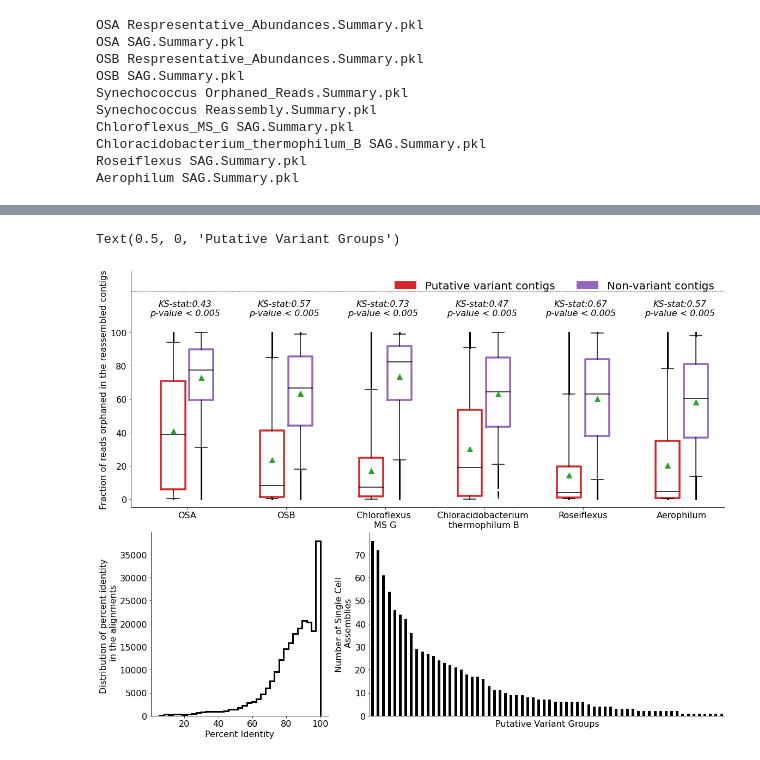
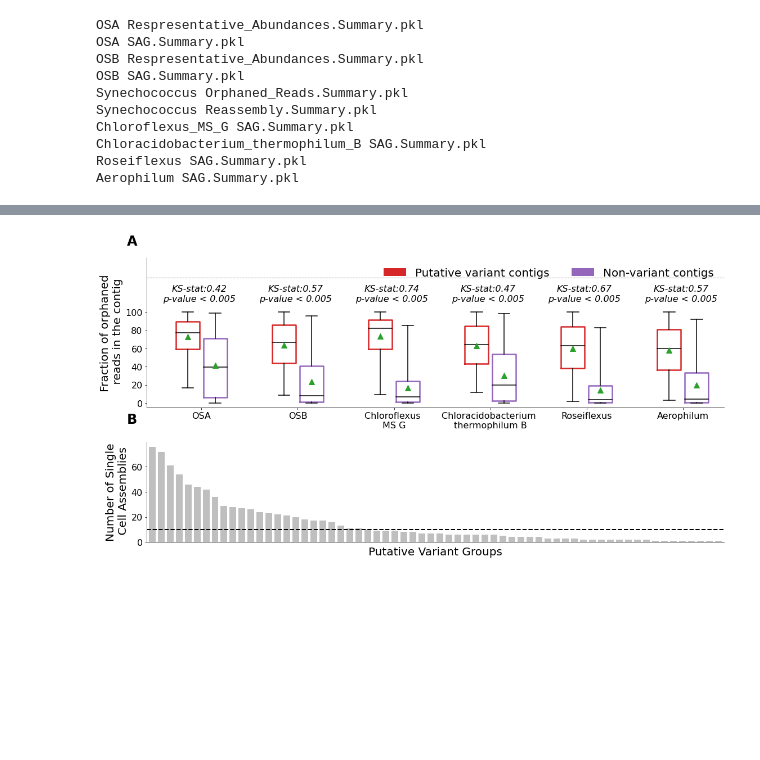
Before and after one commit to hsmurali/Hot_Springs_Analysis, a Jupyter notebook: Scripts/Synechococcus_Paper/Analysis.ipynb, the cells around one changed output, grey strips where cells are left out. Cells and saved outputs as stored; diff of their text form; code cells hidden in the pictures; blank space fills up the shorter version.

Commit message:
Updated Analysis

```diff
--- a/Scripts/Synechococcus_Paper/Analysis.ipynb
+++ b/Scripts/Synechococcus_Paper/Analysis.ipynb
@@ -16,7 +16,7 @@ rcParams = {'font.size': 20,
             'axes.labelweight':'normal',
             'xtick.labelsize' : 16,
             'ytick.labelsize' : 16,
-            'axes.labelsize': 16,
+            'axes.labelsize': 20,
             'axes.spines.right' : False,
             'axes.spines.top' : False}
 
@@ -25,6 +25,8 @@ plt.rcParams.update(rcParams)
 whiskerprops = dict(color='black',linewidth=1.5)
 capprops = dict(color='black', linewidth=0.5)
 medianprops = dict(linewidth=1.5, linestyle='-', color='black')
+
+plots_dir = '/Users/harihara/Research-Activities/Plots/Hot_Spring_Plots/Synechococcus-Paper-New-Plots/'
 # %%
 genomes = ['OSA','OSB','Synechococcus','Chloroflexus_MS_G', 'Chloracidobacterium_thermophilum_B',
            'Roseiflexus','Aerophilum']
@@ -83,7 +85,7 @@ for g in genomes:
                       boxprops = boxprops, flierprops = flierprops, whiskerprops = whiskerprops,
                       capprops = capprops, medianprops = medianprops)
         x = np.random.normal(positions[j], 0.095, size=len(y))
-        ax[i].scatter(x,y,color = spring_colors[j],alpha = 0.05, marker = 'o', s = 5)
+        ax[i].scatter(x,y,color = spring_colors[j],alpha = 0.05, marker = 'o', s = 5, rasterized=True)
         ax[i].scatter([positions[j]]*2, [max(y), min(y)], color = spring_colors[j], marker = 'o', s = 5)
     ax[i].set_title(g.replace("_"," "), size = 20)
     i+=1
@@ -94,4 +96,6 @@ ax[5].set_xticklabels(x_ticks, rotation = 90)
 fig.text(0.4, 0, 'Hotspring Sample ID', size = 24)
 fig.text(-0.007, 0.57, 'Mean coverage of 1kBp windows', va='center', rotation='vertical', size = 24)
 fig.tight_layout()
+
+fig.savefig(plots_dir+'Coverage.pdf',bbox_inches="tight")
 # %% [output]
@@ -99,7 +103,7 @@ fig.tight_layout()
 # %%
 plt.rcParams.update(rcParams)
 
-fig, ax = plt.subplots(6,1, figsize =(16,12), sharex = True, sharey = True)
+fig, ax = plt.subplots(6,1, figsize =(16,10), sharex = True, sharey = True)
 i = 0
 for g in genomes:
     if g == 'Synechococcus':
@@ -119,8 +123,9 @@ ax[5].set_xticks(range(0, 34))
 ax[5].set_xticklabels(x_ticks, rotation = 90)
 
 fig.text(0.4, 0, 'Hotspring Sample ID', size = 24)
-fig.text(-0.005, 0.55, 'Percentage of reads orphaned', va='center', rotation='vertical', size = 24)
+fig.text(-0.005, 0.6, 'Percentage of reads orphaned', va='center', rotation='vertical', size = 24)
 
 fig.tight_layout()
 fig.subplots_adjust(hspace = 0.375)
+fig.savefig(plots_dir+'Orphaned_Reads.pdf',bbox_inches="tight")
 # %% [output]
@@ -128,6 +133,6 @@ fig.subplots_adjust(hspace = 0.375)
 # %%
 sample_dict = dict(zip(df_Metadata['SampleID'].tolist(), df_Metadata['Spring_Name'].tolist()))
-fig, ax = plt.subplots(2, 3, figsize = (16, 12), sharex = True, sharey = True)
+fig, ax = plt.subplots(2, 3, figsize = (16, 8), sharex = True, sharey = True)
 k = 0
 for g in genomes:
     if g == 'Synechococcus': continue
@@ -136,7 +141,7 @@ for g in genomes:
     for p in range(0, len(samples)):
         ax[i][j].plot(Summary[g]['Reassembly.Summary.pkl']['Assembly'][samples[p]]['lengths'],
                       Summary[g]['Reassembly.Summary.pkl']['Assembly'][samples[p]]['cumulative'],
-                      color = spring_colors[p])
+                      color = spring_colors[p], rasterized = True)
         avg_n50 += Summary[g]['Reassembly.Summary.pkl']['Assembly'][samples[p]]['NGx']
     ax[i][j].axhline(Summary[g]['Reassembly.Summary.pkl']['Assembly'][samples[p]]['Glen'], color = 'black',
                      linestyle = '--', linewidth = 2)
@@ -149,7 +154,8 @@ ax[0][0].set_yscale('log')
 ax[0][0].set_xscale('log')
 ax[0][0].set_xlim([100000, 141])
 fig.text(0.27, 0, 'Contigs ordered in decreasing orders of their lengths', size = 24)
-fig.text(-0.005, 0.55, 'Total number of bases assembled', va='center', rotation='vertical', size = 24)
+fig.text(-0.005, 0.5, 'Total number of bases assembled', va='center', rotation='vertical', size = 24)
 
 fig.tight_layout()
+fig.savefig(plots_dir+'Assembly.pdf',bbox_inches="tight")
 # %% [output]
@@ -157,5 +163,5 @@ fig.tight_layout()
 # %%
-flierprops = dict(marker='x', markersize=2, linestyle='none', color = 'gray')
+flierprops = dict(marker='x', markersize=2.5, linestyle='none', color = 'gray')
 whiskerprops = dict(color='black',linewidth=1.5)
 capprops = dict(color='black', linewidth=1.5)
 medianprops = dict(linewidth=1.5, linestyle='-', color='black')
@@ -163,13 +169,13 @@ meanprops = dict(markersize = 10, color = 'black')
 
 plt.rcParams.update(rcParams)
 
-fig = plt.figure(constrained_layout = True,figsize = (16,12))
-gs0 = fig.add_gridspec(2, 1,  height_ratios=[1.25,1])
+fig = plt.figure(constrained_layout = True,figsize = (16,8))
+gs0 = fig.add_gridspec(2, 1,  height_ratios=[1.5,1])
 gs1 = gs0[0].subgridspec(1, 1)
 ax1 = fig.add_subplot(gs1[0])
 
-gs2 = gs0[1].subgridspec(1, 2, width_ratios = [1,2])
-ax2, ax3 = fig.add_subplot(gs2[0]), fig.add_subplot(gs2[1])
+gs2 = gs0[1].subgridspec(1, 1)
+ax2 = fig.add_subplot(gs2[0])
 
 gaps = 3.5
 counter = 0
@@ -177,57 +183,55 @@ counter = 0
 xticklabels = ["OSA","OSB","Chloroflexus \nMS G","Chloracidobacterium \nthermophilum B","Roseiflexus",
                "Aerophilum"]
 xticks = []
 for g in genomes:
     if g == 'Synechococcus': continue
     df = Summary[g]['Orphaned_Reads.Summary.pkl']
-    stat, p_val = ks_2samp(df.loc[df['Novel'] == -1]['Or_Ratio'], df.loc[df['Novel'] == 1]['Or_Ratio'])
+    df = df[df['Read'] > 20]
+    df_novel_filter = df.loc[df['Novel'] == 1]
+    df_not_novel_filter = df.loc[df['Novel'] == -1]
+    stat, p_val = ks_2samp(df_not_novel_filter['Or_Ratio'], df_novel_filter['Or_Ratio'])
     positions =  [counter, counter + 1]
-    boxes = [df.loc[df['Novel'] == -1]['Or_Ratio'], df.loc[df['Novel'] == 1]['Or_Ratio']]
+    boxes = [df_novel_filter['Or_Ratio'], df_not_novel_filter['Or_Ratio']]
     c = ['C3', 'C4']
 
     for i in range(0, len(positions)):
-        ax1.boxplot([boxes[i]], positions=[positions[i]], whis = [5,95], widths = [0.85],
-                     showfliers = True, boxprops = dict(linestyle='-', linewidth=3.5, color=c[i]),
+        ax1.boxplot([boxes[i]], positions=[positions[i]], whis = [1.5,98.5], widths = [0.85],
+                     showfliers = False, boxprops = dict(linestyle='-', linewidth=2.5, color=c[i]),
                      flierprops = flierprops, whiskerprops = whiskerprops, capprops = capprops,
                      medianprops = medianprops, showmeans = True, meanprops = meanprops)
 
     if p_val <= 0.005: ptext = r'p-value < 0.005'
     else: ptext = r'p-value > 0.005'
-    ax1.text(counter+0.85/2, 110, r'KS-stat:'+str(round(stat, 2))+'\n'+ptext, ha = 'center',
+    ax1.text(counter+0.85/2, 112, r'KS-stat:'+str(round(stat, 2))+'\n'+ptext, ha = 'center',
              size = 16, fontstyle = 'italic')
     xticks.append(counter+0.5)
     counter += gaps
 
 ax1.bar(-10,0,color = 'C3', label = 'Putative variant contigs')
 ax1.bar(-10,0,color = 'C4', label = 'Non-variant contigs')
 ax1.legend(ncol = 2, loc = 1, frameon = False)
 ax1.set_xticks(xticks)
 ax1.set_xticklabels(xticklabels, rotation = 0)
-ax1.set_ylim([-5, 137.0])
-ax1.axhline(125, color = 'black', linewidth = 0.5, linestyle = '-.')
+ax1.set_ylim([-5, 160])
+ax1.axhline(137.5, color = 'black', linewidth = 0.5, linestyle = '-.')
 ax1.set_yticks(range(0, 110, 20))
-ax1.set_ylabel('Fraction of reads orphaned in the reassembled contigs')
+ax1.set_ylabel('Fraction of orphaned\n reads in the contig')
 ax1.set_xlim([-1.5, counter-1.5])
 
-Summary['Synechococcus']['SAG.Summary.pkl']['Filtered_Alignments'][['PIdent']].plot(kind = 'hist', bins = 35,
-                                                                                    ax = ax2, histtype='step',
-                                                                                    linewidth=3,
-                                                                                    legend = False,
-                                                                                    color = 'black')
-ax2.set_xlabel('Percent Identity')
-ax2.set_ylabel('Distribution of percent identity \n in the alignments')
 
-Summary['Synechococcus']['SAG.Summary.pkl']['Group_Counts'].plot(kind = 'bar', ax = ax3, legend = False,
-                                                                 color = 'black')
-ax3.set_ylabel('Number of Single Cell\n Assemblies')
-ax3.set_xticks([])
-ax3.set_xlabel('Putative Variant Groups')
+Summary['Synechococcus']['SAG.Summary.pkl']['Group_Counts'].plot(kind = 'bar', ax = ax2, legend = False,
+                                                                 color = 'grey', alpha = 0.5, width = 0.75)
+ax2.axhline(10, linewidth = 2, color = 'black', linestyle = '--')
+ax2.set_ylabel('Number of Single\n Cell Assemblies')
+ax2.set_xticks([])
+ax2.set_xlabel('Putative Variant Groups')
+fig.text(0.06,1,"A", weight = "bold", size = 24)
+fig.text(0.06,0.45,"B", weight = "bold", size = 24)
+fig.tight_layout()
 
-#fig.tight_layout()
-#fig.savefig('/Users/harihara/Research-Activities/Plots/Hot_Spring_Plots/Synechococcus-Paper/Orphaned_Reads.pdf')
+fig.savefig(plots_dir+'Orphaned_Reads_Statistical_Analysis.pdf',bbox_inches="tight")
 # %% [output]
-Text(0.5, 0, 'Putative Variant Groups')
-[figure, old version]
+[figure, new version]
 # %%
 Dist_Mat = Summary['Synechococcus']['Respresentative_Abundances.Summary.pkl']['DistMat']
 Feature_Mat = Summary['Synechococcus']['Respresentative_Abundances.Summary.pkl']['FeatMat']
```
Also changed, not shown: parts of 6 cells of this notebook.
